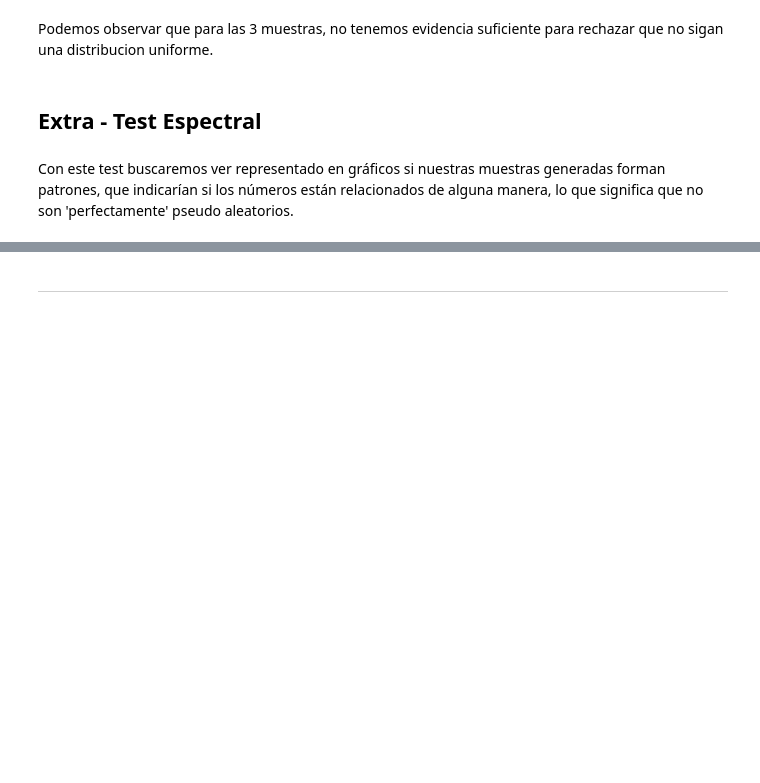
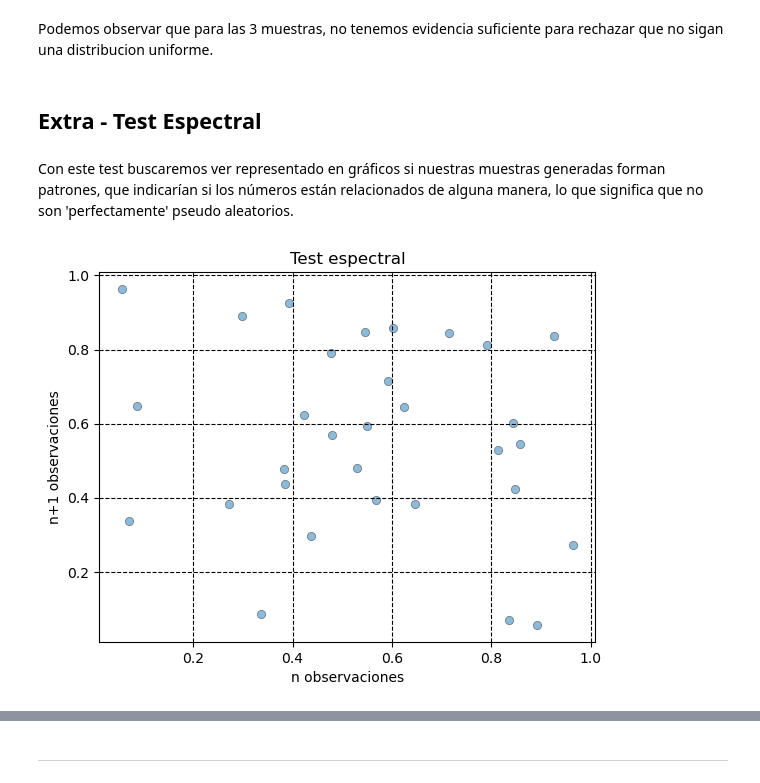
Before and after one commit to ian-g123/simulacion-grupo-04, a Jupyter notebook: TP1_Simulacion_Grupo4.ipynb, the cells around one changed output, grey strips where cells are left out. Cells and saved outputs as stored; diff of their text form; code cells hidden in the pictures; blank space fills up the shorter version.

```diff
--- a/TP1_Simulacion_Grupo4.ipynb
+++ b/TP1_Simulacion_Grupo4.ipynb
@@ -519,3 +535,19 @@ Podemos observar que para las 3 muestras, no tenemos evidencia suficiente para r
 ## Extra - Test Espectral
 # %% [markdown]
 Con este test buscaremos ver representado en gráficos si nuestras muestras generadas forman patrones, que indicarían si los números están relacionados de alguna manera, lo que significa que no son 'perfectamente' pseudo aleatorios.
+# %%
+def graficar_puntos(muestra):
+    length = len(muestra)
+    n_obs = muestra[: length - 1]
+    n_plus_1_obs = muestra[1:length]
+
+    sns.scatterplot(x=n_obs, y=n_plus_1_obs, alpha=0.5, edgecolor="black").set(
+        xlabel="n observaciones", ylabel="n+1 observaciones"
+    )
+    plt.grid(linestyle="--", color="black")
+    plt.title("Test espectral")
+    plt.show()
+# %%
+graficar_puntos(MUESTRA_32)
+# %% [output]
+[figure, added]
```
Also changed, not shown: parts of 45 cells of this notebook, 3 other files.
